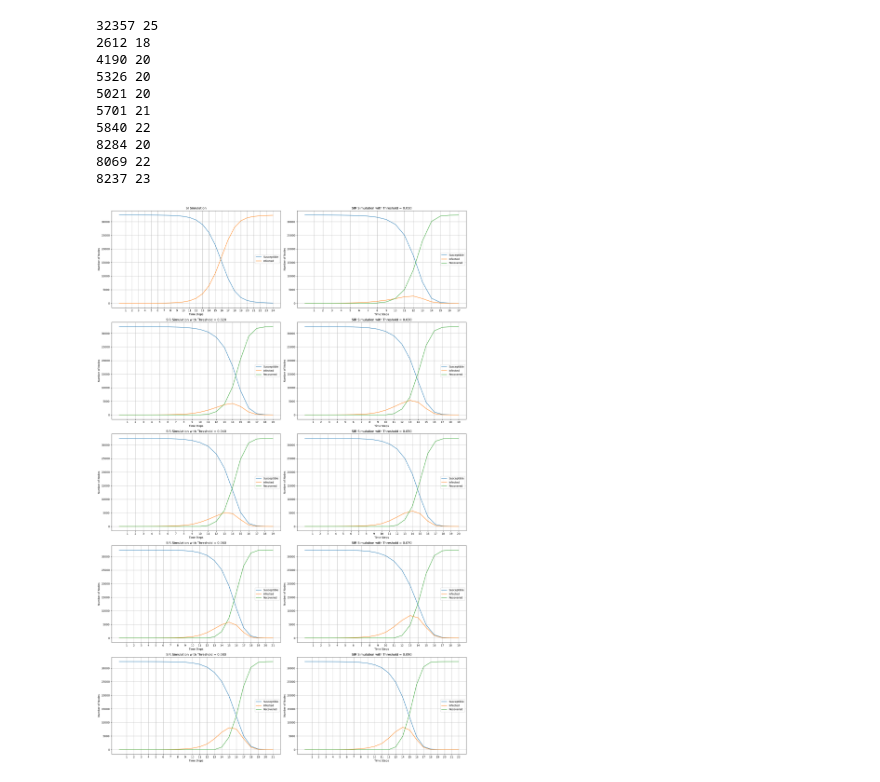
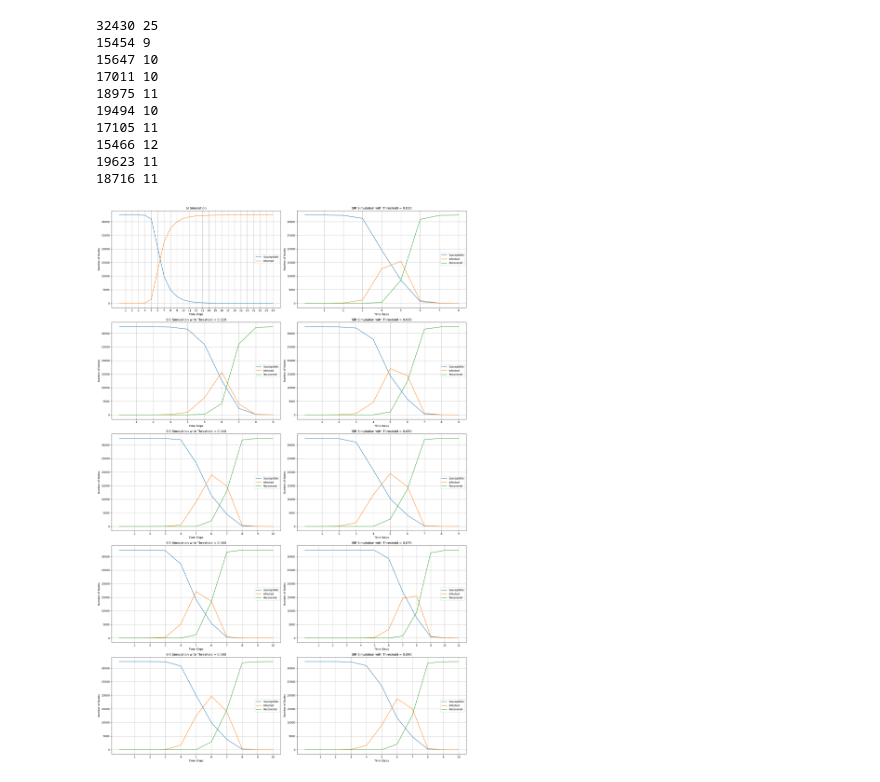
Before and after one commit to kfkfkflmej/NA_EU_emails_2024, a Jupyter notebook: SIR different Thresholds.ipynb, the cells around one changed output. Drawn from its saved outputs; the diff is of its cells as text; code cells hidden in the pictures.

```diff
--- a/SIR different Thresholds.ipynb
+++ b/SIR different Thresholds.ipynb
@@ -5,7 +5,7 @@ import networkx as nx
 import matplotlib.pyplot as plt
 
 # Load the CSV file and create the graph
-file_path = 'data\\final_final_random_graph.csv'  # Update with the actual path to your file data\final_final_random_graph.csv
+file_path = 'data\data - fixed numbers.csv'  # Update with the actual path to your file data\final_final_random_graph.csv
 edge_df = pd.read_csv(file_path, delimiter=' ')
 G = nx.from_pandas_edgelist(edge_df, 'Source', 'Target')
 
@@ -64,44 +64,44 @@ for i, recovery_threshold in enumerate(np.arange(0.0, 0.1, 0.01), start=1):
         # Break if no more infected
         if infected_counts[-1] == 0:
             break
     print(max(infected_counts), len(infected_counts))
     # Plot results for the current threshold
     plt.subplot(5, 2, i)
     if recovery_threshold == 0.0:
         plt.title("SI Simulation")
         plt.plot(susceptible_counts, label="Susceptible")
         plt.plot(infected_counts, label="Infected")
         plt.xlabel("Time Steps")
         plt.ylabel("Number of Nodes")
         plt.xticks(ticks = range(1, len(susceptible_counts)))
         plt.legend()
         plt.grid()
     else:
         plt.title(f"SIR Simulation with Threshold = {recovery_threshold:.3f}")
         plt.plot(susceptible_counts, label="Susceptible")
         plt.plot(infected_counts, label="Infected")
         plt.plot(recovered_counts, label="Recovered")
         plt.xlabel("Time Steps")
         plt.ylabel("Number of Nodes")
         plt.xticks(ticks = range(1, len(susceptible_counts)))
         plt.legend()
         plt.grid()
 
 # Adjust layout and display all plots
 plt.tight_layout()
 plt.show()
 # %% [output]
-32357 25
-2612 18
-4190 20
-5326 20
-5021 20
-5701 21
-5840 22
-8284 20
-8069 22
-8237 23
+32430 25
+15454 9
+15647 10
+17011 10
+18975 11
+19494 10
+17105 11
+15466 12
+19623 11
+18716 11
-[figure, old version]
+[figure, new version]
 # %%
 gamma = 0.23    # Recovery probability
 initial_infected = 1
```
Also changed, not shown: parts of 2 cells of this notebook, 7 other files.
